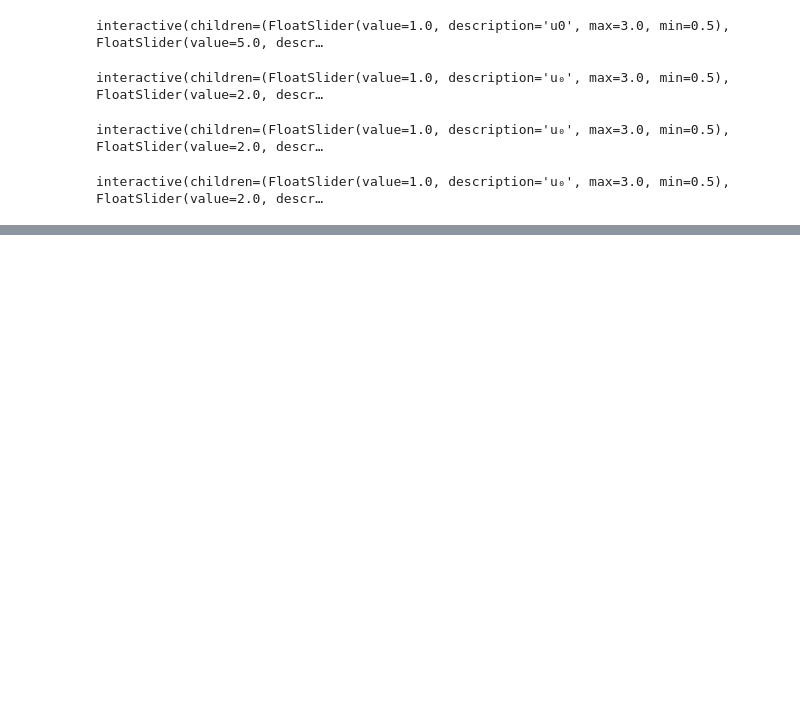
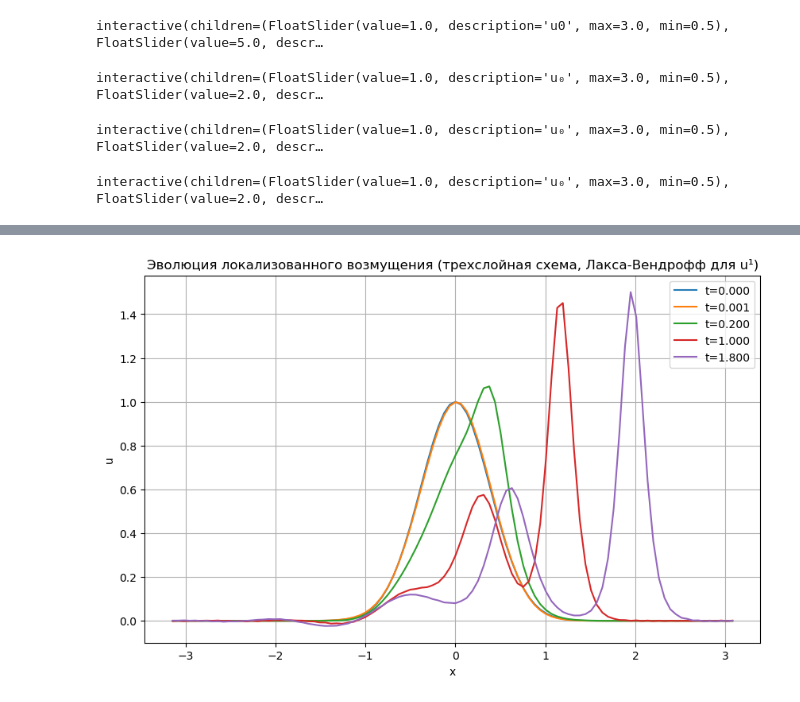
Before and after one commit to fuodorov/computational-physics, a Jupyter notebook: lesson_16/task_4.ipynb, the cells around one changed output, grey strips where cells are left out. Cells and saved outputs as stored; diff of their text form; code cells hidden in the pictures; blank space fills up the shorter version.

```diff
--- a/lesson_16/task_4.ipynb
+++ b/lesson_16/task_4.ipynb
@@ -1394,0 +1832,77 @@ interactive(children=(FloatSlider(value=1.0, description='u₀', max=3.0, min=0.
+# %%
+import numpy as np
+import matplotlib.pyplot as plt
+
+# Параметры задачи
+L = np.pi
+N = 100
+dx = L / N
+x = np.linspace(-L, L, N, endpoint=False)
+x0 = 0
+
+beta = 1e-3
+u0 = 1.0
+sigma = np.sqrt(12)*5 # критическое значение
+dt = 1.0e-3
+T = 2.0
+t_steps = int(T / dt)
+
+# l по формуле из условия
+l = sigma * np.sqrt(beta) / np.sqrt(u0)
+
+# Начальное условие
+u_init = u0 * np.exp(-((x - x0) ** 2) / l**2)
+
+# --- Схема Лакса-Вендроффа для первого временного слоя ---
+u_prev = u_init.copy()
+u_half = np.zeros(N)
+for j in range(N):
+    jp1 = (j + 1) % N
+    jm1 = (j - 1) % N
+    u_half[j] = 0.5 * (u_prev[jp1] + u_prev[j]) \
+        - (dt / (4 * dx)) * (u_prev[jp1]**2 - u_prev[j]**2) \
+        + (2 * beta / dx**2) * (u_prev[(j+2)%N] - 3*u_prev[jp1] + 3*u_prev[j] - u_prev[jm1])
+
+u_curr = np.zeros(N)
+for j in range(N):
+    jp1 = (j + 1) % N
+    jm1 = (j - 1) % N
+    u_curr[j] = u_prev[j] \
+        - (dt / (2 * dx)) * (u_half[j]**2 - u_half[jm1]**2) \
+        + (2 * beta / dx**2) * (u_half[jp1] - 3*u_half[j] + 3*u_half[jm1] - u_half[(j-2)%N])
+
+# --- Трехслойная явная схема для последующих слоев ---
+u_history = [u_prev.copy(), u_curr.copy()]
+t_points = [0, dt]
+
+for n in range(1, t_steps):
+    u_next = np.zeros(N)
+    for j in range(N):
+        jp1 = (j + 1) % N
+        jp2 = (j + 2) % N
+        jp3 = (j + 3) % N
+        jm1 = (j - 1) % N
+        jm2 = (j - 2) % N
+        jm3 = (j - 3) % N
+        # Формула из схемы 3 на слайде
+        u_next[j] = u_prev[j] \
+            + (dt * u_curr[j] / (6 * dx)) * (u_curr[jp2] - 8*u_curr[jp1] + 8*u_curr[jm1] - u_curr[jm2]) \
+            + (beta * dt / (4 * dx**3)) * (u_curr[jp3] - 8*u_curr[jp2] + 13*u_curr[jp1] - 13*u_curr[jm1] + 8*u_curr[jm2] - u_curr[jm3])
+    u_prev, u_curr = u_curr, u_next
+    # Сохраняем несколько слоев для анализа
+    if n in [int(t_steps*0.1), int(t_steps*0.5), int(t_steps*0.9)]:
+        u_history.append(u_curr.copy())
+        t_points.append(n*dt)
+
+# --- Визуализация ---
+plt.figure(figsize=(10,6))
+for i, t in enumerate(t_points):
+    plt.plot(x, u_history[i], label=f"t={t:.3f}")
+plt.xlabel('x')
+plt.ylabel('u')
+plt.title('Эволюция локализованного возмущения (трехслойная схема, Лакса-Вендрофф для u¹)')
+plt.legend()
+plt.grid()
+plt.show()
+# %% [output]
+[figure, added]
```
Also changed, not shown: parts of 3 cells of this notebook.
